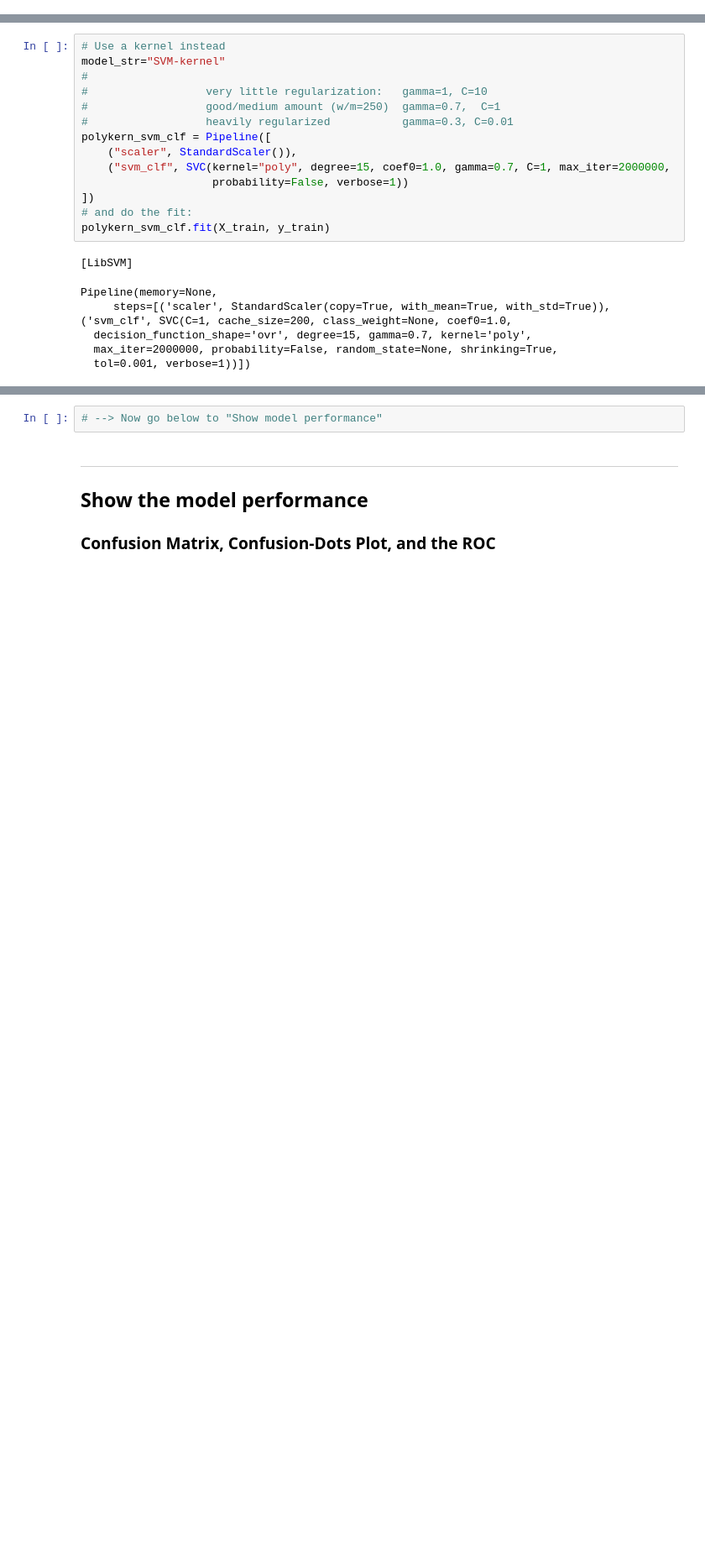
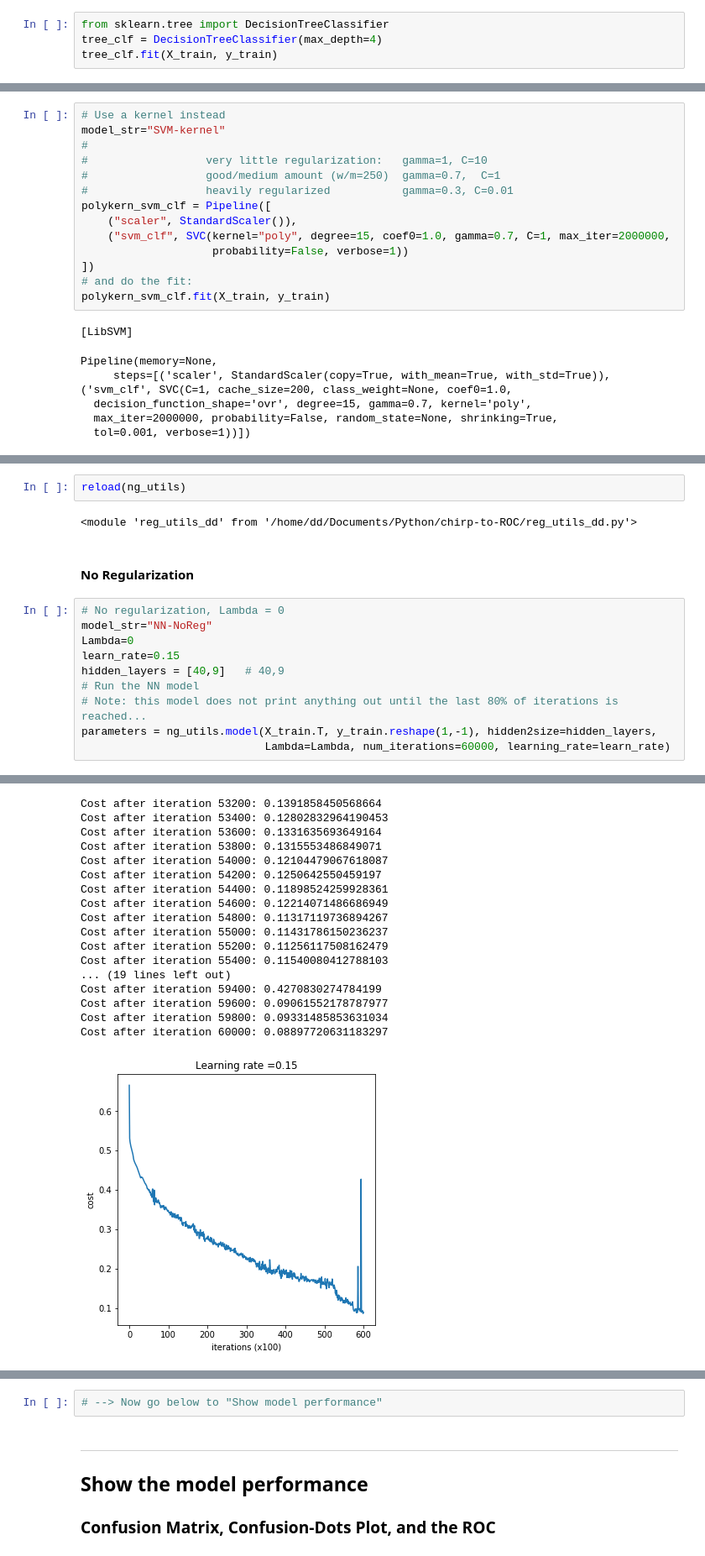
Before and after one commit to dan3dewey/chirp-to-ROC, a Jupyter notebook: chirp-to-ROC_demo.ipynb, the cells around one changed output, grey strips where cells are left out. Shown at 84% size. Cells and saved outputs as stored; diff of their text form; blank space fills up the shorter version.

Commit message:
added decision tree and simple Ng NN with L2 reg.

```diff
--- a/chirp-to-ROC_demo.ipynb
+++ b/chirp-to-ROC_demo.ipynb
@@ -163,0 +242,4 @@ Accuracy = 73.88 %
+# %%
+from sklearn.tree import DecisionTreeClassifier
+tree_clf = DecisionTreeClassifier(max_depth=4)
+tree_clf.fit(X_train, y_train)
@@ -248,0 +392,17 @@ Accuracy = 71.54 %
+# %%
+reload(ng_utils)
+# %% [output]
+<module 'reg_utils_dd' from '/home/dd/Documents/Python/chirp-to-ROC/reg_utils_dd.py'>
+# %% [markdown]
+#### No Regularization
+# %%
+# No regularization, Lambda = 0
+model_str="NN-NoReg"
+Lambda=0
+learn_rate=0.15
+hidden_layers = [40,9]   # 40,9
+# Run the NN model
+# Note: this model does not print anything out until the last 80% of iterations is reached...
+parameters = ng_utils.model(X_train.T, y_train.reshape(1,-1), hidden2size=hidden_layers,
+                            Lambda=Lambda, num_iterations=60000, learning_rate=learn_rate)
+# %% [output]
@@ -248,0 +426,18 @@ Accuracy = 71.54 %
+Cost after iteration 53200: 0.1391858450568664
+Cost after iteration 53400: 0.12802832964190453
+Cost after iteration 53600: 0.1331635693649164
+Cost after iteration 53800: 0.1315553486849071
+Cost after iteration 54000: 0.12104479067618087
+Cost after iteration 54200: 0.1250642550459197
+Cost after iteration 54400: 0.11898524259928361
+Cost after iteration 54600: 0.12214071486686949
+Cost after iteration 54800: 0.11317119736894267
+Cost after iteration 55000: 0.11431786150236237
+Cost after iteration 55200: 0.11256117508162479
+Cost after iteration 55400: 0.11540080412788103
+... (19 lines left out)
+Cost after iteration 59400: 0.4270830274784199
+Cost after iteration 59600: 0.09061552178787977
+Cost after iteration 59800: 0.09331485853631034
+Cost after iteration 60000: 0.08897720631183297
+[figure, added]
```
Also changed, not shown: parts of 54 cells of this notebook, 2 other files.
